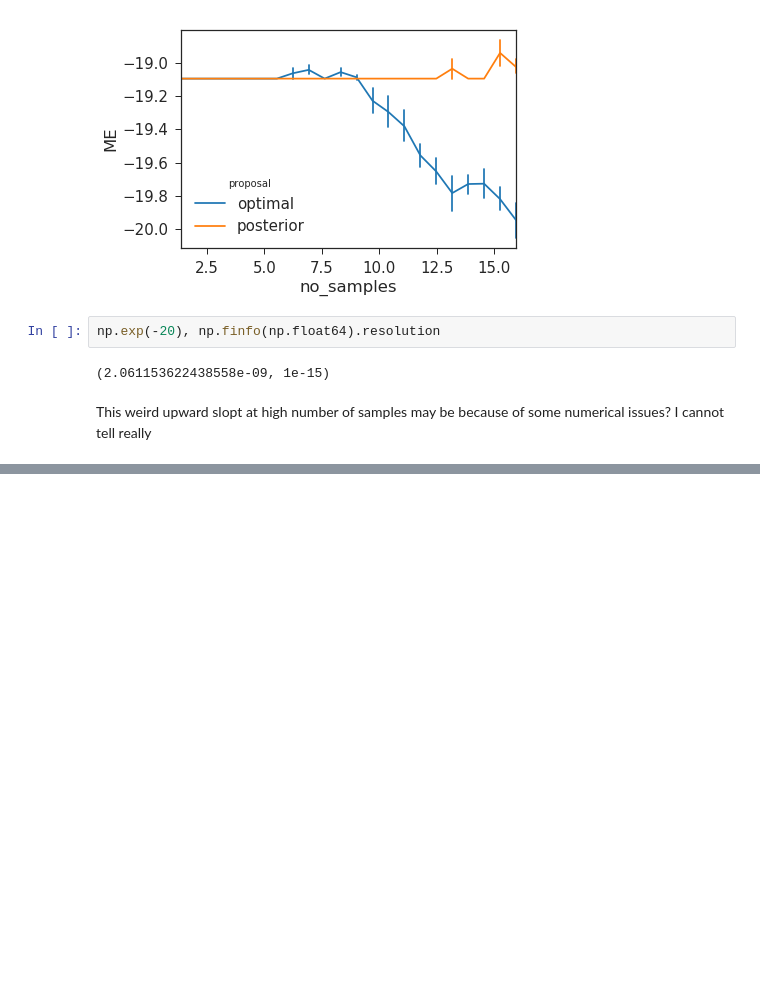
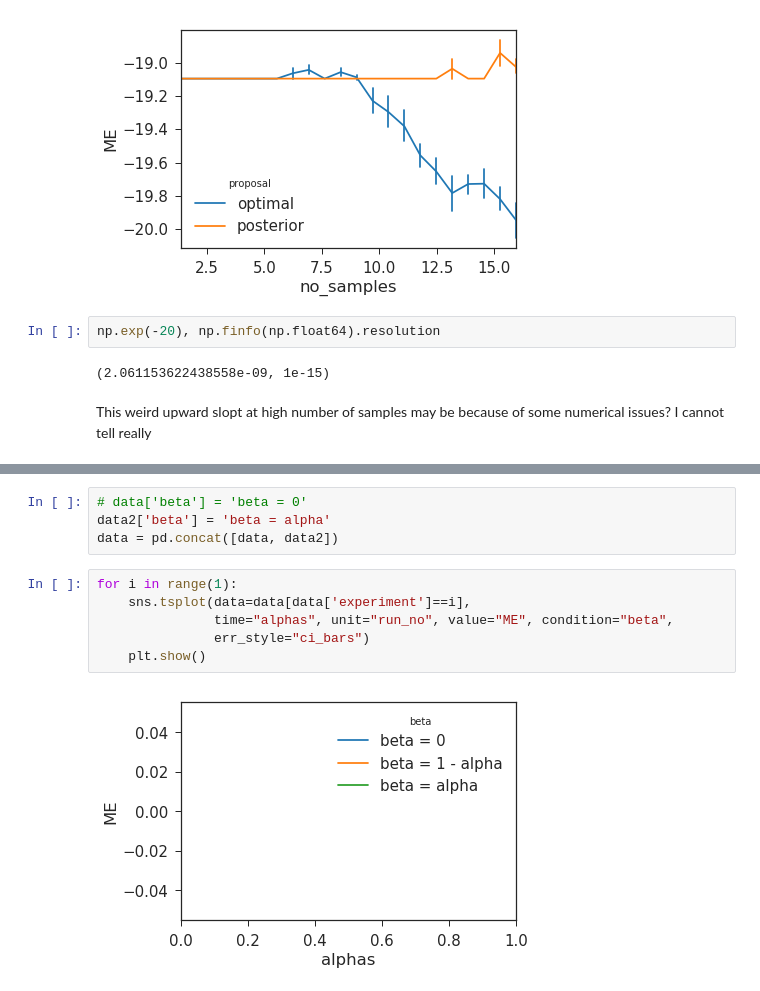
Before and after one commit to talesa/compiled-inference, a Jupyter notebook: notebooks/experiments-optimal-proposal-amortization.ipynb, the cells around one changed output, grey strips where cells are left out. Drawn from its saved outputs; the diff is of its cells as text; blank space fills up the shorter version.

```diff
--- a/notebooks/experiments-optimal-proposal-amortization.ipynb
+++ b/notebooks/experiments-optimal-proposal-amortization.ipynb
@@ -391,0 +624,12 @@ This weird upward slopt at high number of samples may be because of some numeric
+# %%
+# data['beta'] = 'beta = 0'
+data2['beta'] = 'beta = alpha'
+data = pd.concat([data, data2])
+# %%
+for i in range(1):
+    sns.tsplot(data=data[data['experiment']==i],
+               time="alphas", unit="run_no", value="ME", condition="beta",
+               err_style="ci_bars")
+    plt.show()
+# %% [output]
+[figure, added]
```
Also changed, not shown: parts of 17 cells of this notebook.
